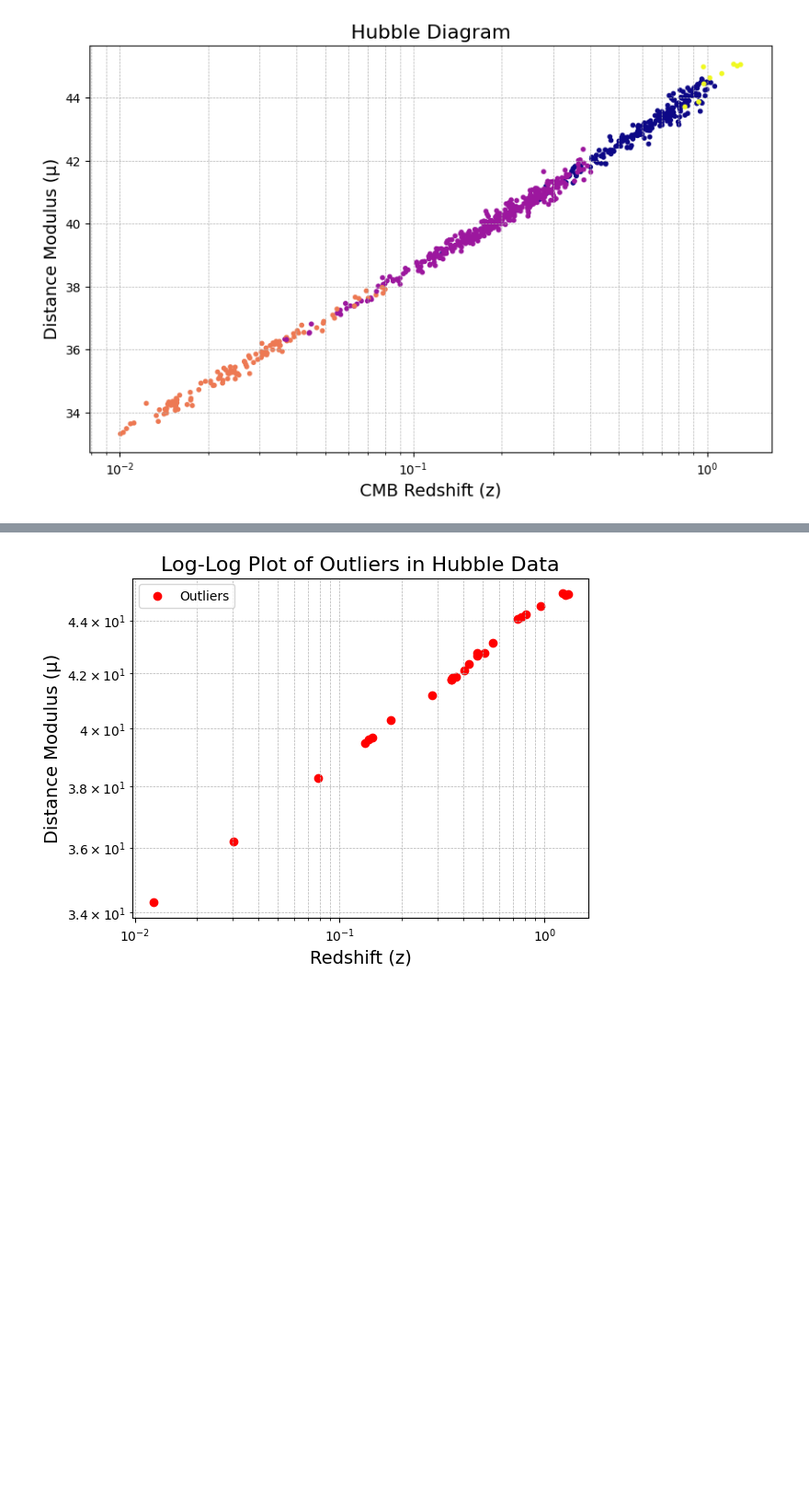
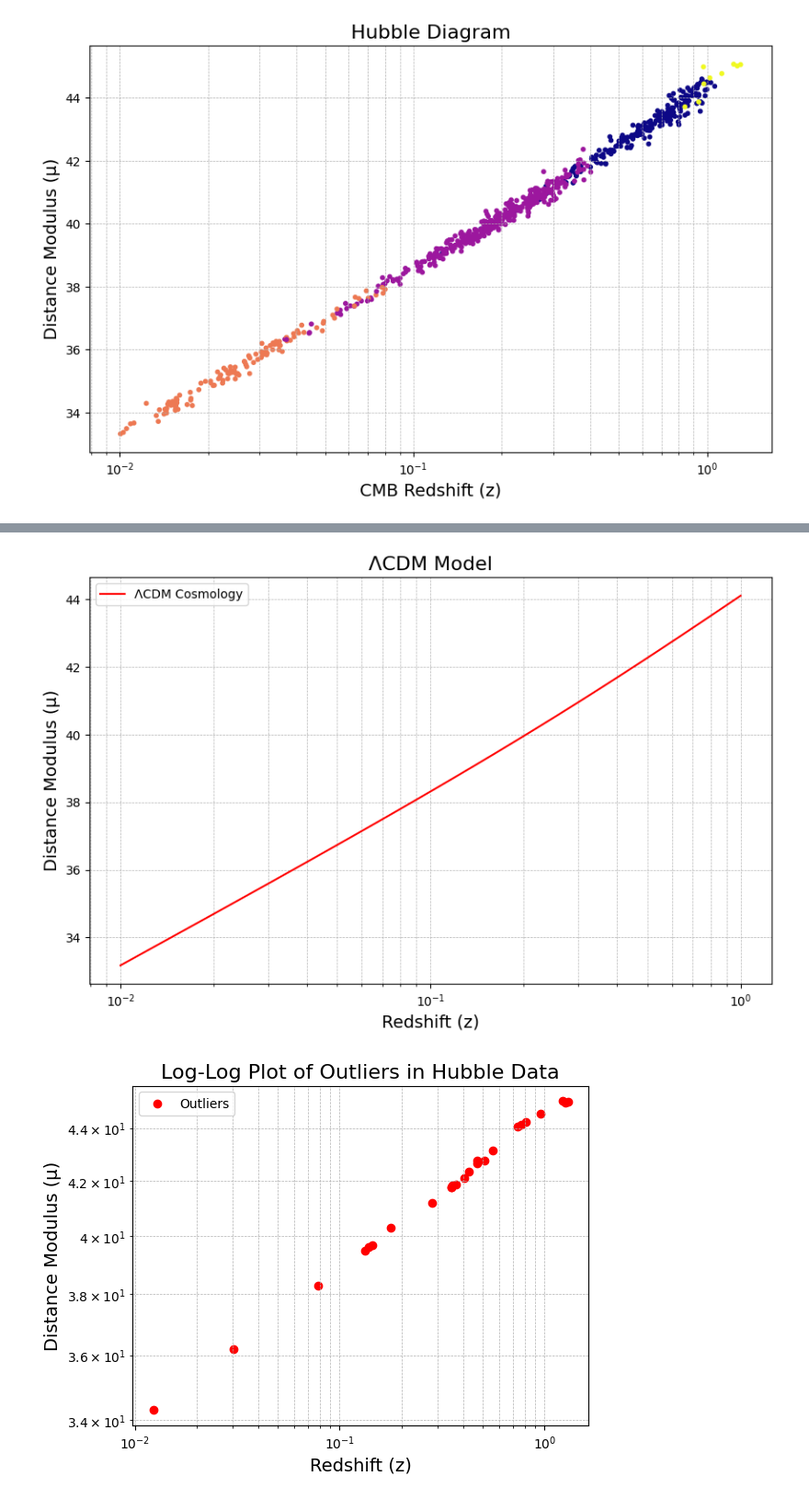
Before and after one commit to chernya4/astr_prac, a Jupyter notebook: SDSS_practice.ipynb, the cells around one changed output, grey strips where cells are left out. Shown: that part at 92% size. Drawn from its saved outputs; the diff is of its cells as text; code cells hidden in the pictures; blank space fills up the shorter version.

Commit message:
Double Checked Fit Function

```diff
--- a/SDSS_practice.ipynb
+++ b/SDSS_practice.ipynb
@@ -412,3 +375,38 @@ plt.show()
+# %%
+from scipy.integrate import quad
+
+# Cosmological parameters
+H0 = 70  # Hubble constant
+c = 3e5  # Speed of light in km/s
+Omega_m = 0.3
+Omega_Lambda = 0.7
+
+# Function to calculate luminosity distance
+def luminosity_distance(z):
+    def integrand(z_prime):
+        return 1.0 / np.sqrt(Omega_m * (1 + z_prime)**3 + Omega_Lambda)
+    integral, _ = quad(integrand, 0, z)
+
+    d_L = (c / H0) * (1 + z) * integral
+    return d_L
+
+# Calculate distance modulus for a range of redshifts
+z_vals = np.linspace(0.01, 1.0, 100)
+d_L_vals = np.array([luminosity_distance(z) for z in z_vals])
+mu_theoretical = 5 * np.log10(d_L_vals * 1e6) - 5  # Convert Mpc to parsecs
+
+# Plot the theoretical curve on the Hubble diagram
+plt.figure(figsize=(10, 6))
+plt.plot(z_vals, mu_theoretical, color='red', label='ΛCDM Cosmology')
+plt.xscale('log')
+plt.xlabel('Redshift (z)', fontsize=14)
+plt.ylabel('Distance Modulus (μ)', fontsize=14)
+plt.title('ΛCDM Model', fontsize=16)
+plt.grid(True, which="both", linestyle="--", linewidth=0.5)
+plt.legend()
+plt.show()
+# %% [output]
+[figure, added]
 # %%
 # Identify outliers where residuals (mu - mu_theoretical) are large
 residuals = mu - np.interp(zcmb, z_vals, mu_theoretical)
```
Also changed, not shown: parts of 3 cells of this notebook, 8 other files.
